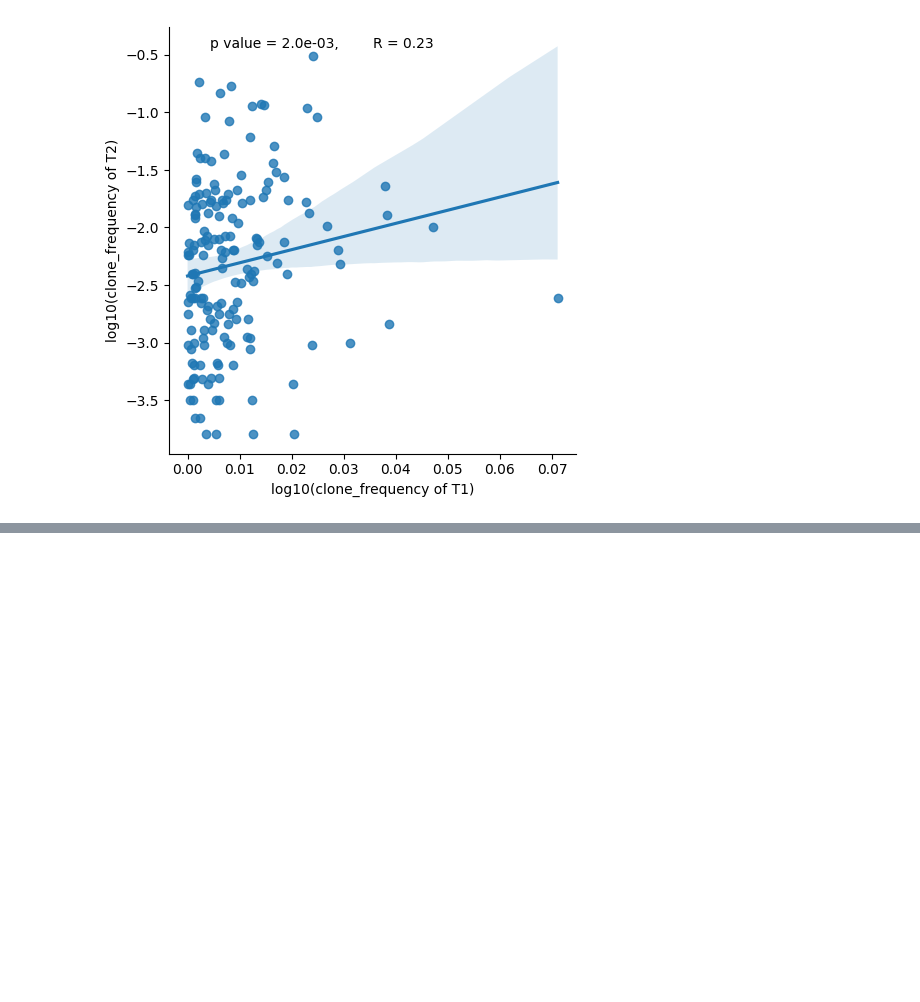
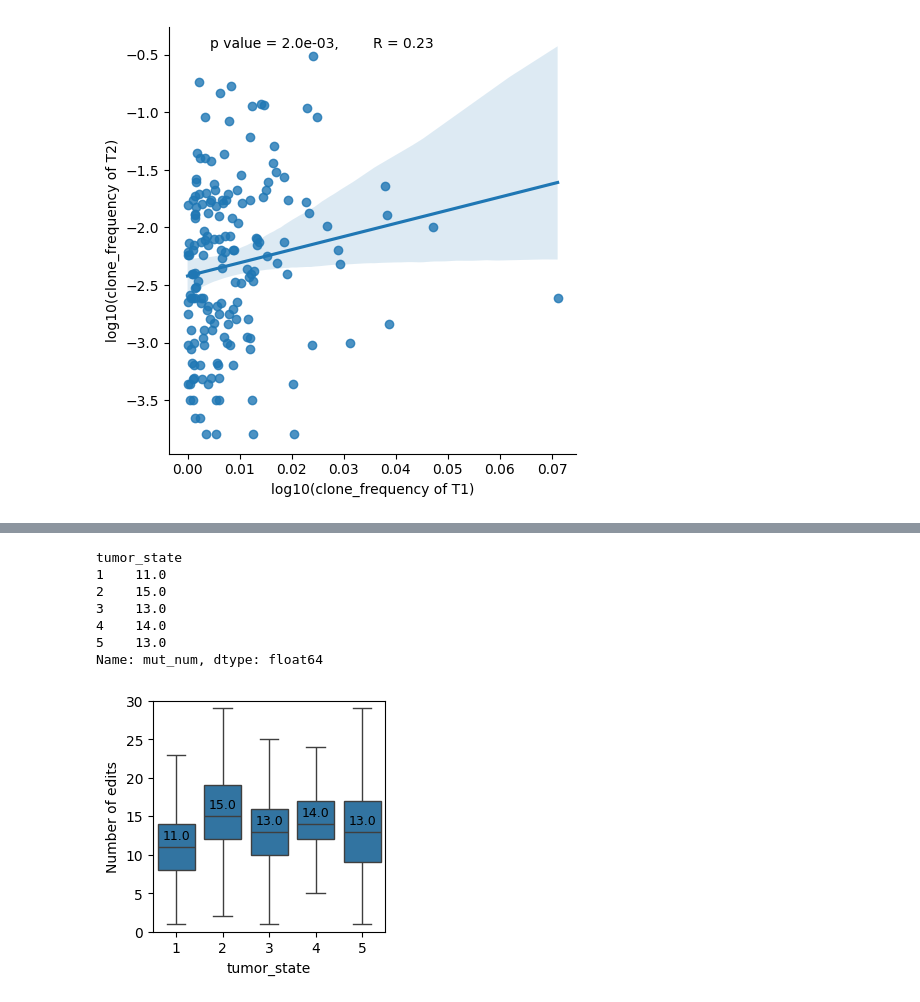
Before and after one commit to liangzhenhou/eTRACER, a Jupyter notebook: LineageTracing/scRNA/step02_clone_detection_and_plot_clonal_dynamics.ipynb, the cells around one changed output, grey strips where cells are left out. Drawn from its saved outputs; the diff is of its cells as text; code cells hidden in the pictures; blank space fills up the shorter version.

```diff
--- a/LineageTracing/scRNA/step02_clone_detection_and_plot_clonal_dynamics.ipynb
+++ b/LineageTracing/scRNA/step02_clone_detection_and_plot_clonal_dynamics.ipynb
@@ -1537,0 +1648,6 @@ plt.show()
+# %%
+metadata = pd.read_csv('/syn1/liangzhen/jinhua_jilab_project/result/scRNA/cellranger/scRNA.metadata.csv',header=0,index_col=0,na_filter=False)
+metadata.index = metadata['cellName'].to_list()
+metadata = metadata[metadata['lineageGrp']!='None']
+metadata['cellBC'] = metadata['cellName'].to_list()
+metadata
@@ -1537,0 +1668,3 @@ plt.show()
+# %%
+df = pd.merge(metadata,mutation_number,on=['cellBC'])
+df
@@ -1537,0 +1685,28 @@ plt.show()
+# %%
+import matplotlib.pyplot as plt
+import seaborn as sns
+import pandas as pd
+
+medians = df.groupby('tumor_state')['mut_num'].median()
+print(medians)
+
+plt.rcParams['pdf.fonttype'] = 42
+plt.gcf().set_size_inches(3, 3)
+sns.boxplot(data=df, x='tumor_state', y='mut_num', showfliers=False)
+plt.ylabel('Number of edits')
+plt.ylim(0, 30)
+
+for i, (state, median) in enumerate(medians.items()):
+    plt.text(i, median + 1, f'{median:.1f}', ha='center', fontsize=9)
+
+plt.savefig('/syn1/liangzhen/jinhua_jilab_project/result/Figures/Figure2.sup/cellState_vs_cellEdits.pdf', bbox_inches='tight')
+plt.show()
+# %% [output]
+tumor_state
+1    11.0
+2    15.0
+3    13.0
+4    14.0
+5    13.0
+Name: mut_num, dtype: float64
+[figure, added]
```
Also changed, not shown: parts of 11 cells of this notebook.
